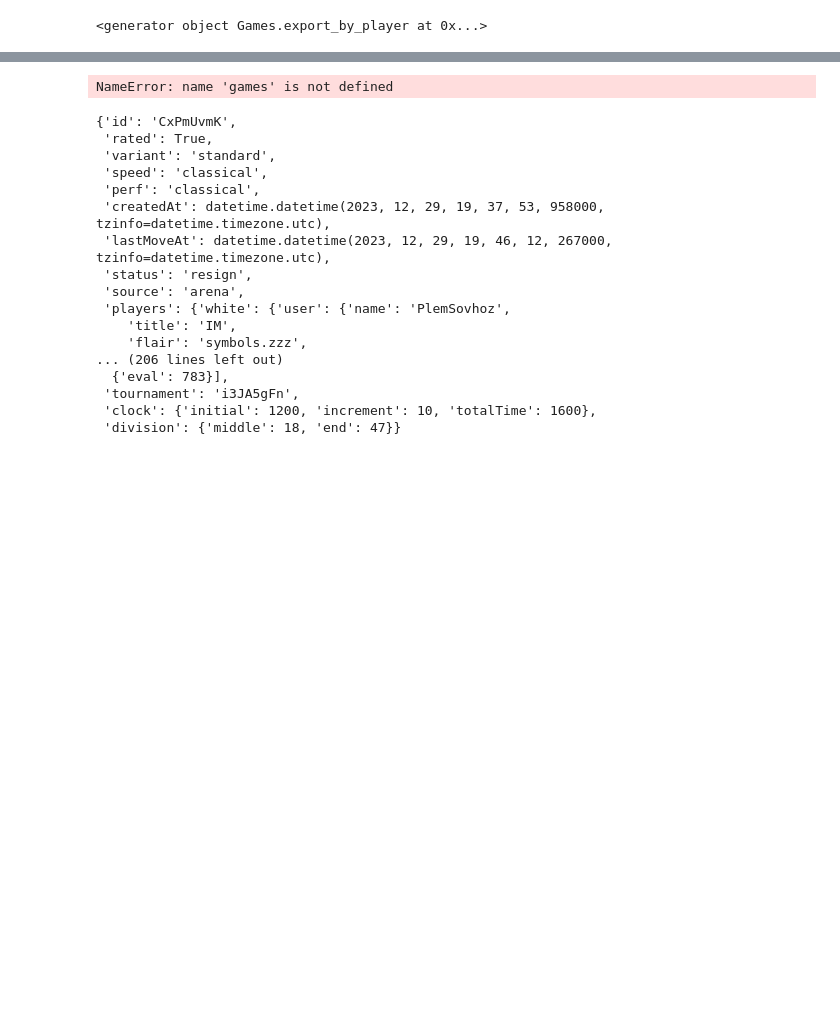
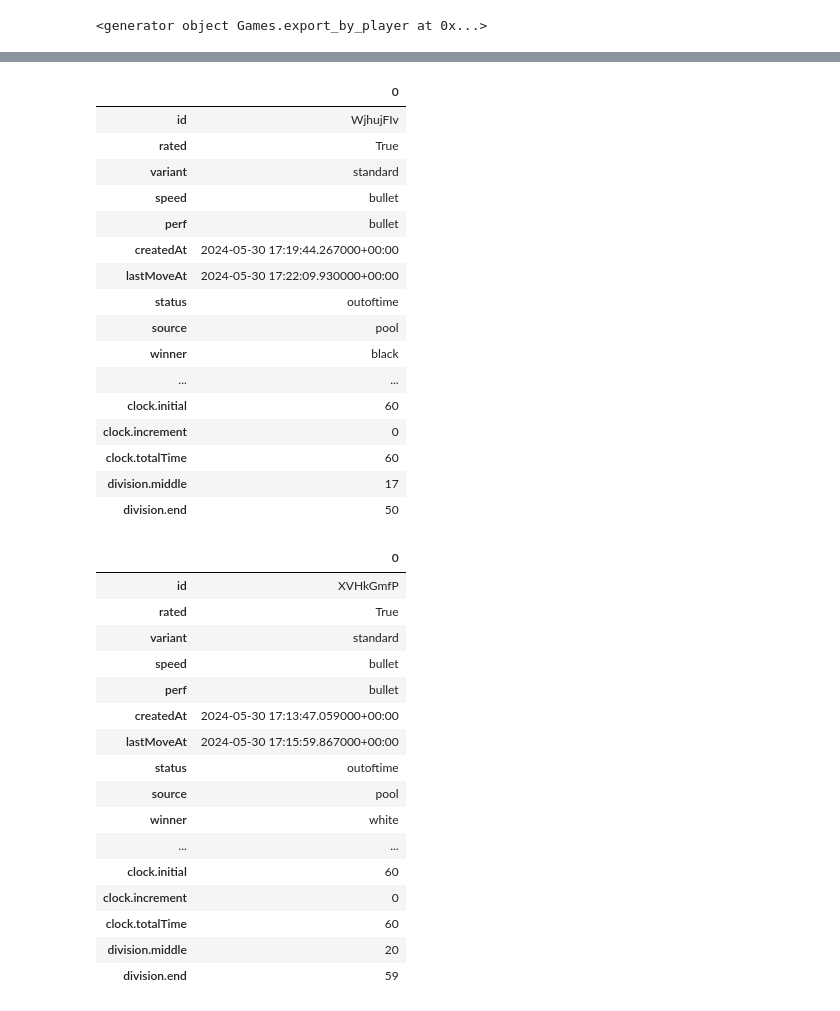
Before and after one commit to julam9/Scrapping-Lichess, a Jupyter notebook: notebook_explorer/data_process.ipynb, the cells around one changed output, grey strips where cells are left out. Saved outputs shown, nothing was run; the diff lists cells and outputs as text; code cells hidden in the pictures; blank space fills up the shorter version.

```diff
--- a/notebook_explorer/data_process.ipynb
+++ b/notebook_explorer/data_process.ipynb
@@ -248,27 +225,44 @@ datetime.datetime(2023, 1, 4, 20, 3, 52, 992000, tzinfo=datetime.timezone.utc)
 # %%
 game_id = games[0]["id"]
 record1 = pd.json_normalize(client.games.export(game_id), max_level=1)
-record1
+record1.T
 # %% [output]
-NameError: name 'games' is not defined
+|  | 0 |
+| id | WjhujFIv |
+| rated | True |
+| variant | standard |
+| speed | bullet |
+| perf | bullet |
+| createdAt | 2024-05-30 17:19:44.267000+00:00 |
+| lastMoveAt | 2024-05-30 17:22:09.930000+00:00 |
+| status | outoftime |
+| source | pool |
+| winner | black |
+| ... | ... |
+| clock.initial | 60 |
+| clock.increment | 0 |
+| clock.totalTime | 60 |
+| division.middle | 17 |
+| division.end | 50 |
 # %%
 game_id2 = games[1]["id"]
-client.games.export(game_id2)
+record2 = pd.json_normalize(client.games.export(game_id2), max_level=1)
+record2.T
 # %% [output]
-{'id': 'CxPmUvmK',
- 'rated': True,
- 'variant': 'standard',
- 'speed': 'classical',
- 'perf': 'classical',
- 'createdAt': datetime.datetime(2023, 12, 29, 19, 37, 53, 958000, tzinfo=datetime.timezone.utc),
- 'lastMoveAt': datetime.datetime(2023, 12, 29, 19, 46, 12, 267000, tzinfo=datetime.timezone.utc),
- 'status': 'resign',
- 'source': 'arena',
- 'players': {'white': {'user': {'name': 'PlemSovhoz',
-    'title': 'IM',
-    'flair': 'symbols.zzz',
-... (206 lines left out)
-  {'eval': 783}],
- 'tournament': 'i3JA5gFn',
- 'clock': {'initial': 1200, 'increment': 10, 'totalTime': 1600},
- 'division': {'middle': 18, 'end': 47}}
+|  | 0 |
+| id | XVHkGmfP |
+| rated | True |
+| variant | standard |
+| speed | bullet |
+| perf | bullet |
+| createdAt | 2024-05-30 17:13:47.059000+00:00 |
+| lastMoveAt | 2024-05-30 17:15:59.867000+00:00 |
+| status | outoftime |
+| source | pool |
+| winner | white |
+| ... | ... |
+| clock.initial | 60 |
+| clock.increment | 0 |
+| clock.totalTime | 60 |
+| division.middle | 20 |
+| division.end | 59 |
```
Also changed, not shown: parts of 7 cells of this notebook.
